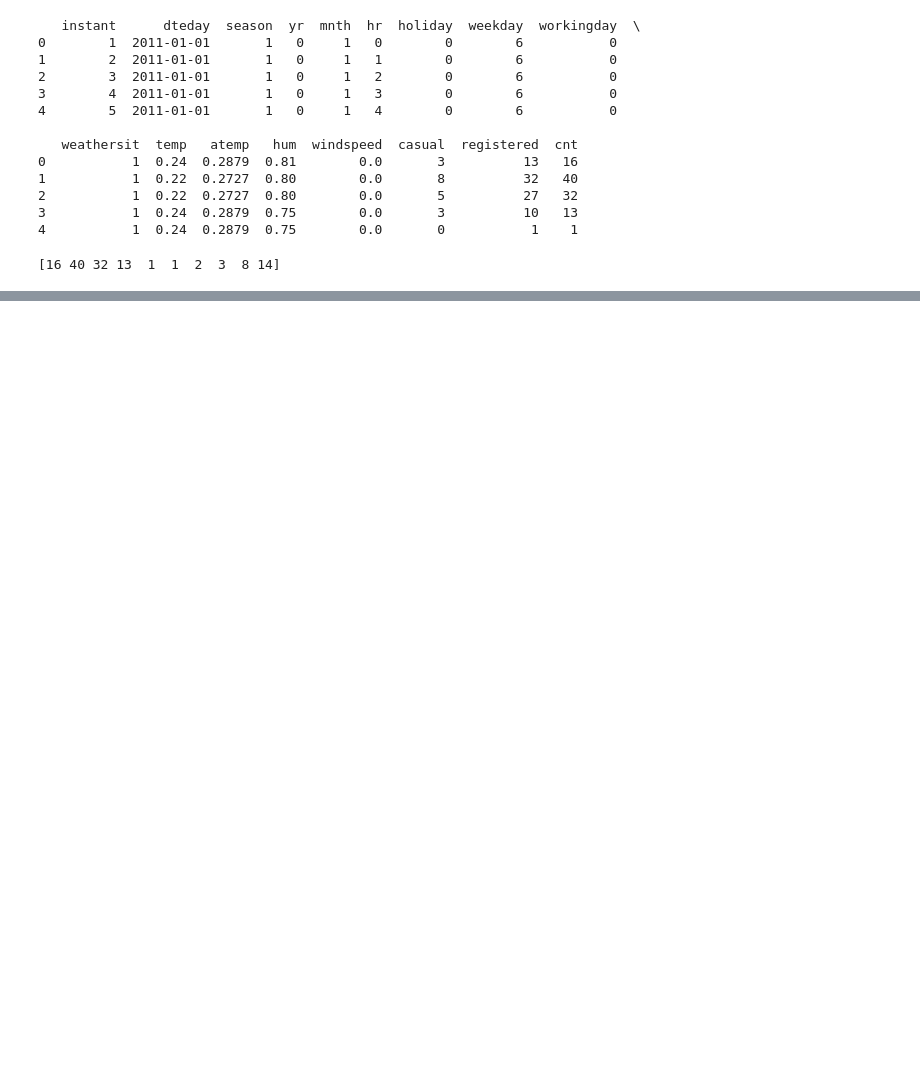
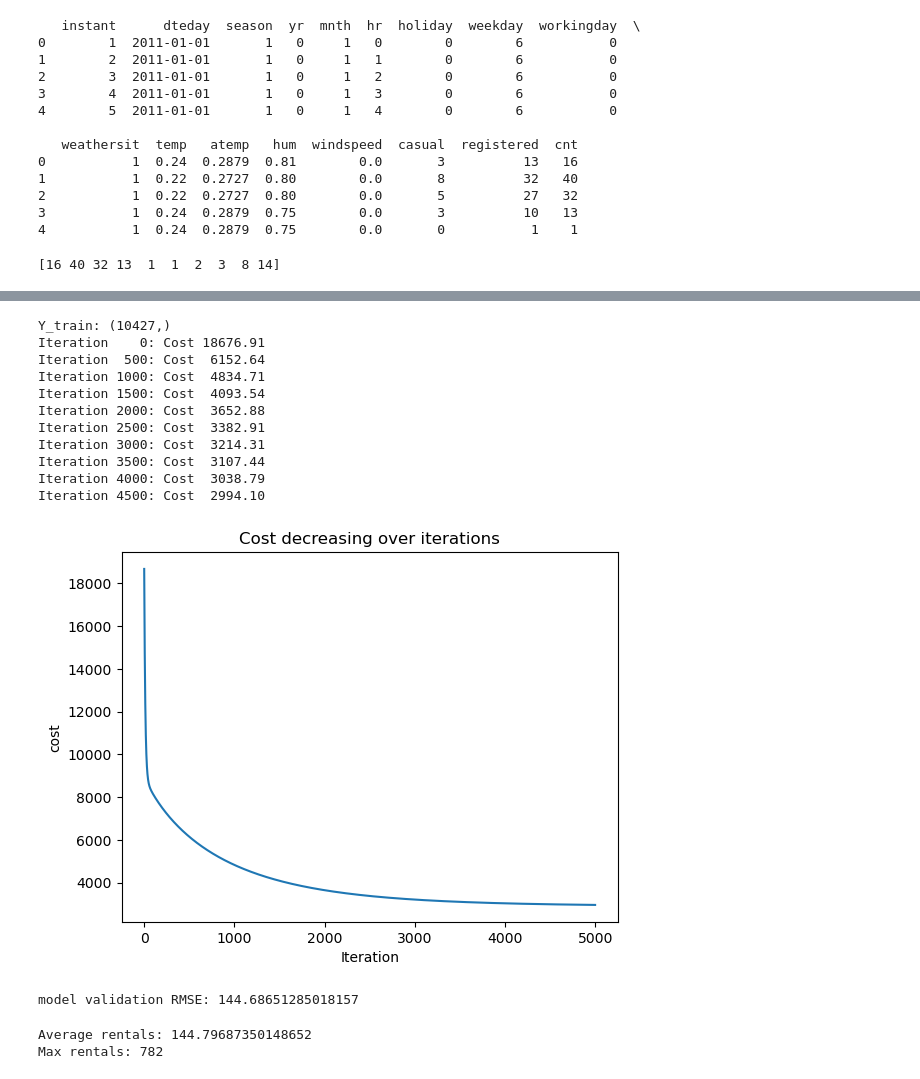
Before and after one commit to nielspet04/ProjectML, a Jupyter notebook: Model1.ipynb, the cells around one changed output, grey strips where cells are left out. Cells and saved outputs as stored; diff of their text form; code cells hidden in the pictures; blank space fills up the shorter version.

Commit message:
model1

```diff
--- a/Model1.ipynb
+++ b/Model1.ipynb
@@ -59,0 +90,30 @@ NameError: name 'X' is not defined
+# %%
+def compute_cost(X, Y, w, b):
+    m = X.shape[0]
+
+    f_wb = np.dot(X, w) + b
+
+    cost = (f_wb -Y) ** 2
+
+    total_cost = (1/ (2*m)) * np.sum(cost)
+
+    return total_cost
+# %%
+def compute_gradient(X,Y,w,b):
+    m, n = X.shape
+    f_wb = np.dot(X, w) + b
+
+    err = f_wb - Y
+
+    dj_wb = (1/m) * np.dot(X.T, err)
+    dj_db =(1/m) * np.sum(err)
+
+    return dj_wb, dj_db
+# %%
+n = X_train.shape[1]
+
+initial_w = np.zeros(n)
+initial_b = 0.0
+
+iterations = 5000
+alpha = 0.01
@@ -59,0 +152,34 @@ NameError: name 'X' is not defined
+# %%
+print(f"Y_train: {Y_train.shape}")
+w, b, J_history, _ = gradient_descent(X_train, Y_train, initial_w, initial_b, compute_cost, compute_gradient, alpha, iterations)
+
+
+plt.plot(J_history)
+plt.title("Cost decreasing over iterations")
+plt.xlabel("Iteration")
+plt.ylabel("cost")
+plt.show()
+
+Y_pred = np.dot(X_val, w) + b
+rmse = np.sqrt(np.mean((Y_pred - Y_val)**2))
+print(f"model validation RMSE: {rmse}")
+# %% [output]
+Y_train: (10427,)
+Iteration    0: Cost 18676.91
+Iteration  500: Cost  6152.64
+Iteration 1000: Cost  4834.71
+Iteration 1500: Cost  4093.54
+Iteration 2000: Cost  3652.88
+Iteration 2500: Cost  3382.91
+Iteration 3000: Cost  3214.31
+Iteration 3500: Cost  3107.44
+Iteration 4000: Cost  3038.79
+Iteration 4500: Cost  2994.10
+[figure, added]
+model validation RMSE: 144.68651285018157
+# %%
+print(f"Average rentals: {Y_train.mean()}")
+print(f"Max rentals: {Y_train.max()}")
+# %% [output]
+Average rentals: 144.79687350148652
+Max rentals: 782
```
Also changed, not shown: parts of 6 cells of this notebook.
